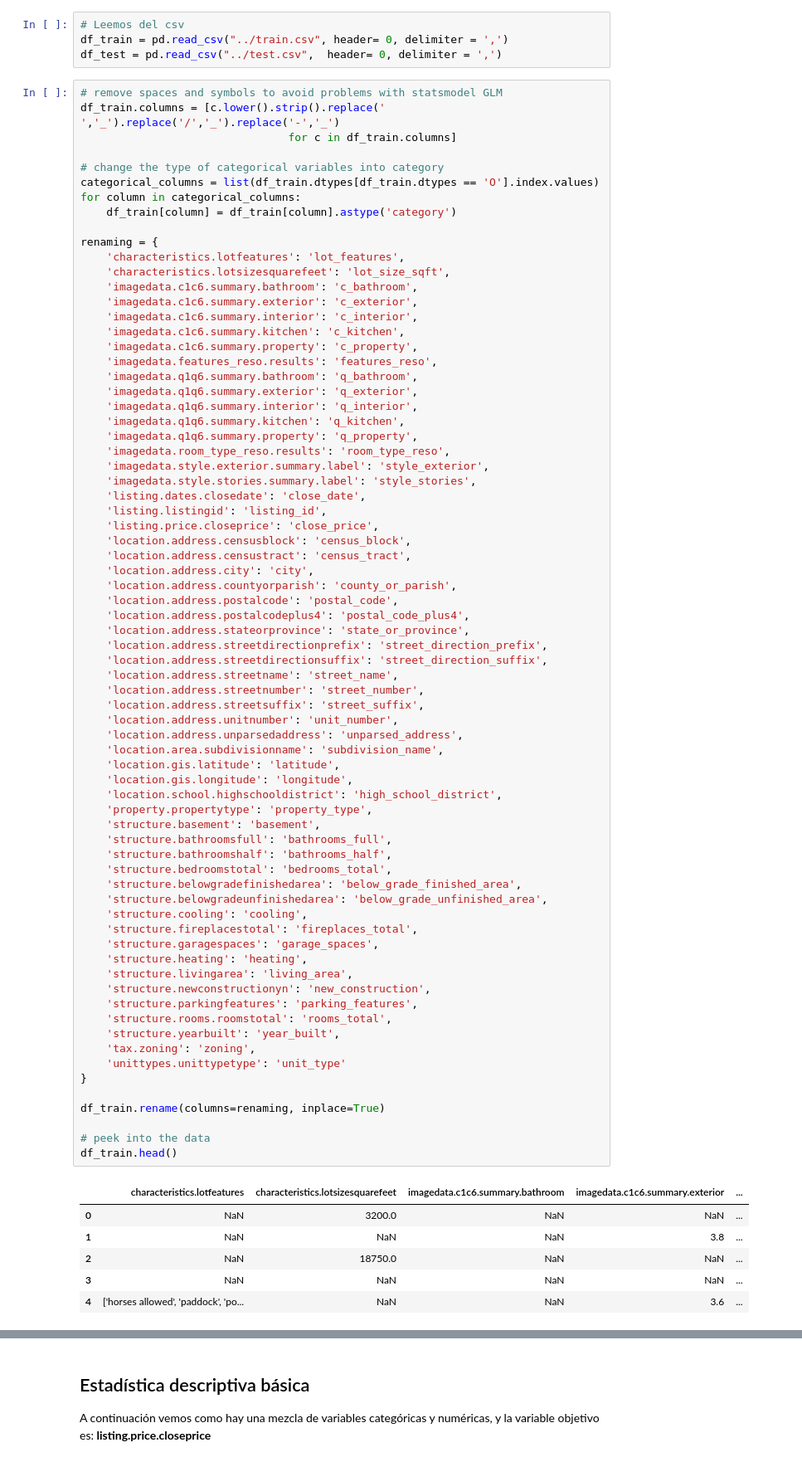
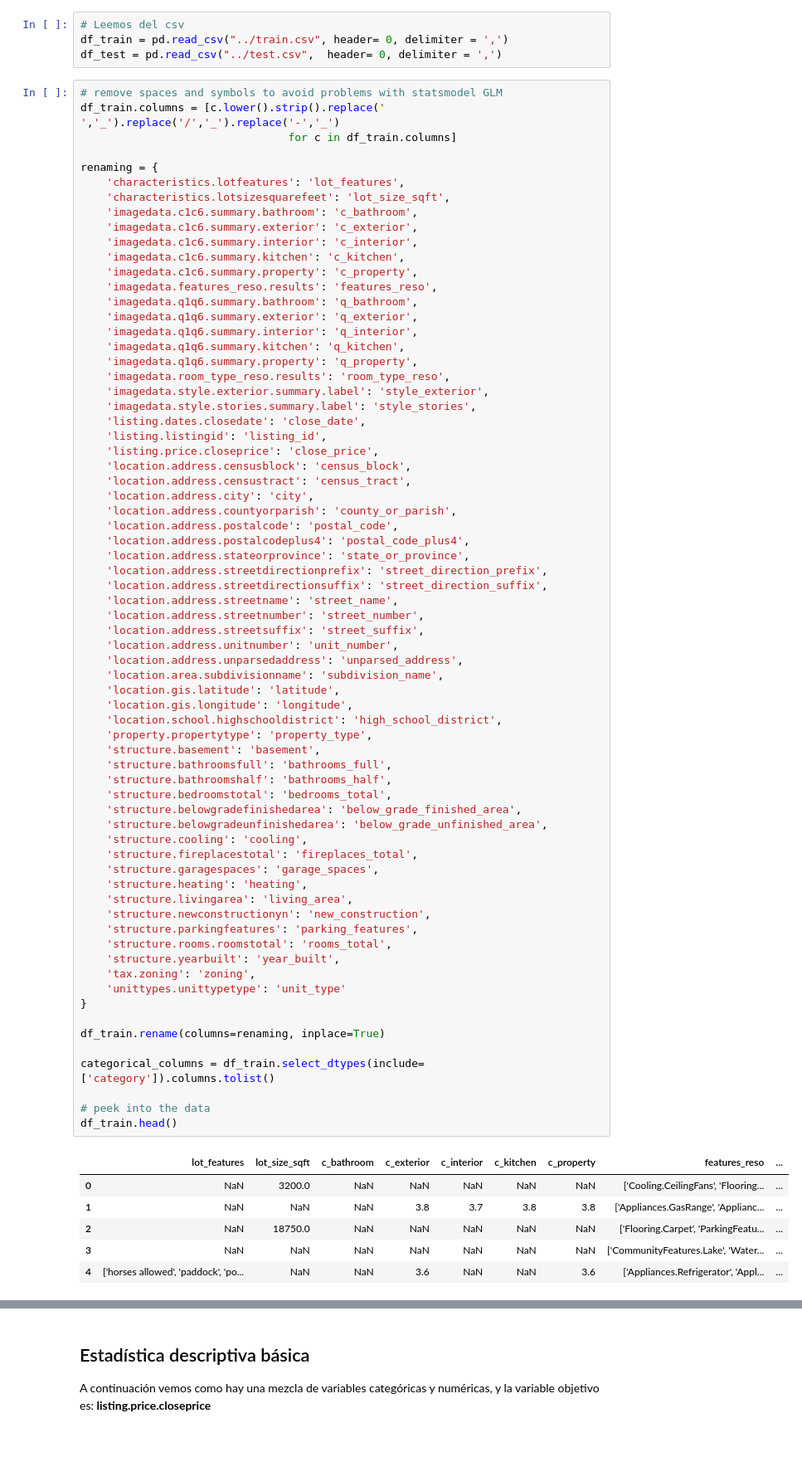
Before and after one commit to Farrius/Datathon_2024, a Jupyter notebook: restb.ipynb, the cells around one changed output, grey strips where cells are left out. Shown: that part at 83% size. Saved outputs shown, nothing was run; the diff lists cells and outputs as text.

```diff
--- a/restb.ipynb
+++ b/restb.ipynb
@@ -259,11 +261,6 @@ df_test = pd.read_csv("../test.csv",  header= 0, delimiter = ',')
 # remove spaces and symbols to avoid problems with statsmodel GLM
 df_train.columns = [c.lower().strip().replace(' ','_').replace('/','_').replace('-','_')
                                 for c in df_train.columns]
-
-# change the type of categorical variables into category
-categorical_columns = list(df_train.dtypes[df_train.dtypes == 'O'].index.values)
-for column in categorical_columns:
-    df_train[column] = df_train[column].astype('category')
 
 renaming = {
     'characteristics.lotfeatures': 'lot_features',
@@ -301,39 +298,41 @@ renaming = {
     'location.address.unparsedaddress': 'unparsed_address',
     'location.area.subdivisionname': 'subdivision_name',
     'location.gis.latitude': 'latitude',
     'location.gis.longitude': 'longitude',
     'location.school.highschooldistrict': 'high_school_district',
     'property.propertytype': 'property_type',
     'structure.basement': 'basement',
     'structure.bathroomsfull': 'bathrooms_full',
     'structure.bathroomshalf': 'bathrooms_half',
     'structure.bedroomstotal': 'bedrooms_total',
     'structure.belowgradefinishedarea': 'below_grade_finished_area',
     'structure.belowgradeunfinishedarea': 'below_grade_unfinished_area',
     'structure.cooling': 'cooling',
     'structure.fireplacestotal': 'fireplaces_total',
     'structure.garagespaces': 'garage_spaces',
     'structure.heating': 'heating',
     'structure.livingarea': 'living_area',
     'structure.newconstructionyn': 'new_construction',
     'structure.parkingfeatures': 'parking_features',
     'structure.rooms.roomstotal': 'rooms_total',
     'structure.yearbuilt': 'year_built',
     'tax.zoning': 'zoning',
     'unittypes.unittypetype': 'unit_type'
 }
 
 df_train.rename(columns=renaming, inplace=True)
 
+categorical_columns = df_train.select_dtypes(include=['category']).columns.tolist()
+
 # peek into the data
 df_train.head()
 # %% [output]
-|  | characteristics.lotfeatures | characteristics.lotsizesquarefeet | imagedata.c1c6.summary.bathroom | imagedata.c1c6.summary.exterior | ... |
-| 0 | NaN | 3200.0 | NaN | NaN | ... |
-| 1 | NaN | NaN | NaN | 3.8 | ... |
-| 2 | NaN | 18750.0 | NaN | NaN | ... |
-| 3 | NaN | NaN | NaN | NaN | ... |
-| 4 | ['horses allowed', 'paddock', 'po... | NaN | NaN | 3.6 | ... |
+|  | lot_features | lot_size_sqft | c_bathroom | c_exterior | c_interior | c_kitchen | c_property | features_reso | ... |
+| 0 | NaN | 3200.0 | NaN | NaN | NaN | NaN | NaN | ['Cooling.CeilingFans', 'Flooring... | ... |
+| 1 | NaN | NaN | NaN | 3.8 | 3.7 | 3.8 | 3.8 | ['Appliances.GasRange', 'Applianc... | ... |
+| 2 | NaN | 18750.0 | NaN | NaN | NaN | NaN | NaN | ['Flooring.Carpet', 'ParkingFeatu... | ... |
+| 3 | NaN | NaN | NaN | NaN | NaN | NaN | NaN | ['CommunityFeatures.Lake', 'Water... | ... |
+| 4 | ['horses allowed', 'paddock', 'po... | NaN | NaN | 3.6 | NaN | NaN | 3.6 | ['Appliances.Refrigerator', 'Appl... | ... |
 5 rows × 55 columns
 # %% [markdown]
 ## Estadística descriptiva básica
```
Also changed, not shown: parts of 16 cells of this notebook, 1 other file.
